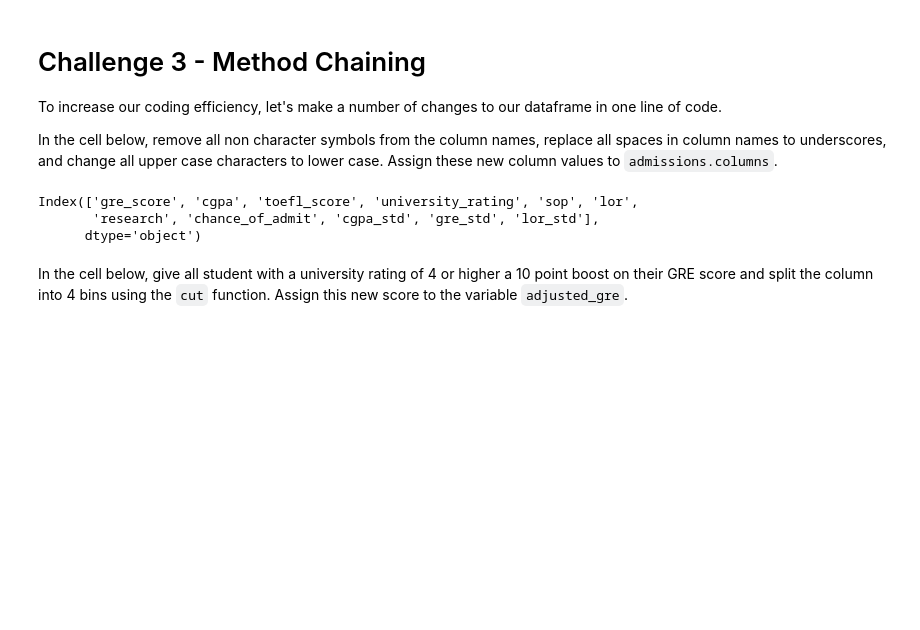
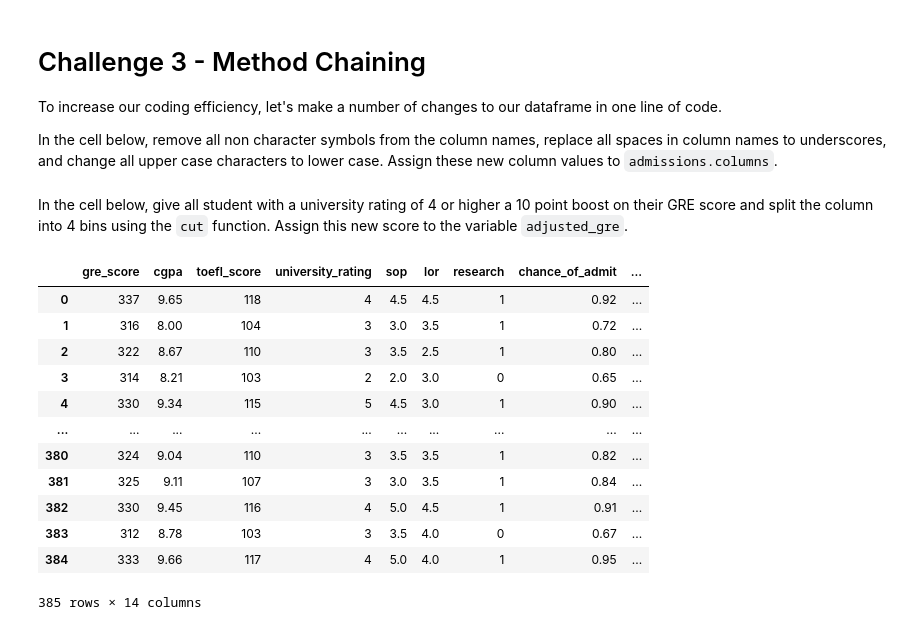
Before and after one commit to ta-data-lis/lab-advanced-pandas, a Jupyter notebook: your-code/main.ipynb, the cells around one changed output. Cells and saved outputs as stored; diff of their text form; code cells hidden in the pictures; blank space fills up the shorter version.

```diff
--- a/your-code/main.ipynb
+++ b/your-code/main.ipynb
@@ -200,12 +201,16 @@ Now create the deciding column using the `lookup` function. The lookup column is
 # the function lookup is deprecated !!
 
 # admissions.assign(deciding_column  = decision_choice)
+
+# admissions
+admissions['deciding_column'] = admissions.lookup(admissions.index, decision_choice)
 # %% [markdown]
 Create a column called `decision` in the `admissions` dataframe. Assign 1 to this column if the value of `deciding_column` is greater than 0.8 and 0 otherwise.
 # %%
 # your code here
 
-# admissions['deciding_column']
+admissions['decision']=np.where(admissions['deciding_column']> 0.8,1,0)
+#
 # %% [markdown]
 How many applicants will be accepted to the program using the decision column? Compute the result below.
 # %%
@@ -226,15 +237,30 @@ for col in admissions.columns:
 
 admissions.columns = new_list
 admissions.columns
+
+del new_list
+
+# it wasn't necessary to remove non character symbols
-# %% [output]
-Index(['gre_score', 'cgpa', 'toefl_score', 'university_rating', 'sop', 'lor',
-       'research', 'chance_of_admit', 'cgpa_std', 'gre_std', 'lor_std'],
-      dtype='object')
 # %% [markdown]
 In the cell below, give all student with a university rating of 4 or higher a 10 point boost on their GRE score and split the column into 4 bins using the `cut` function. Assign this new score to the variable `adjusted_gre`.
 # %%
 # your code here
 
-# adjusted_gre
+admissions['adjusted_gre'] = np.where(admissions['university_rating'] >= 4, admissions['gre_score'] + 10, admissions['gre_score'])
 
-# admissions[admissions['university_rating'] >= 4]
+
+admissions
+# %% [output]
+|  | gre_score | cgpa | toefl_score | university_rating | sop | lor | research | chance_of_admit | ... |
+| 0 | 337 | 9.65 | 118 | 4 | 4.5 | 4.5 | 1 | 0.92 | ... |
+| 1 | 316 | 8.00 | 104 | 3 | 3.0 | 3.5 | 1 | 0.72 | ... |
+| 2 | 322 | 8.67 | 110 | 3 | 3.5 | 2.5 | 1 | 0.80 | ... |
+| 3 | 314 | 8.21 | 103 | 2 | 2.0 | 3.0 | 0 | 0.65 | ... |
+| 4 | 330 | 9.34 | 115 | 5 | 4.5 | 3.0 | 1 | 0.90 | ... |
+| ... | ... | ... | ... | ... | ... | ... | ... | ... | ... |
+| 380 | 324 | 9.04 | 110 | 3 | 3.5 | 3.5 | 1 | 0.82 | ... |
+| 381 | 325 | 9.11 | 107 | 3 | 3.0 | 3.5 | 1 | 0.84 | ... |
+| 382 | 330 | 9.45 | 116 | 4 | 5.0 | 4.5 | 1 | 0.91 | ... |
+| 383 | 312 | 8.78 | 103 | 3 | 3.5 | 4.0 | 0 | 0.67 | ... |
+| 384 | 333 | 9.66 | 117 | 4 | 5.0 | 4.0 | 1 | 0.95 | ... |
+385 rows × 14 columns
```
Also changed, not shown: parts of 2 cells of this notebook.
